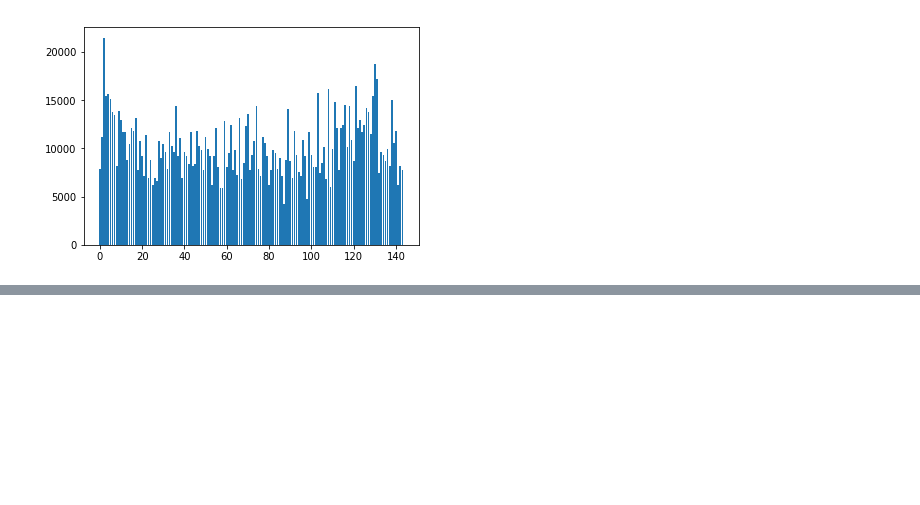
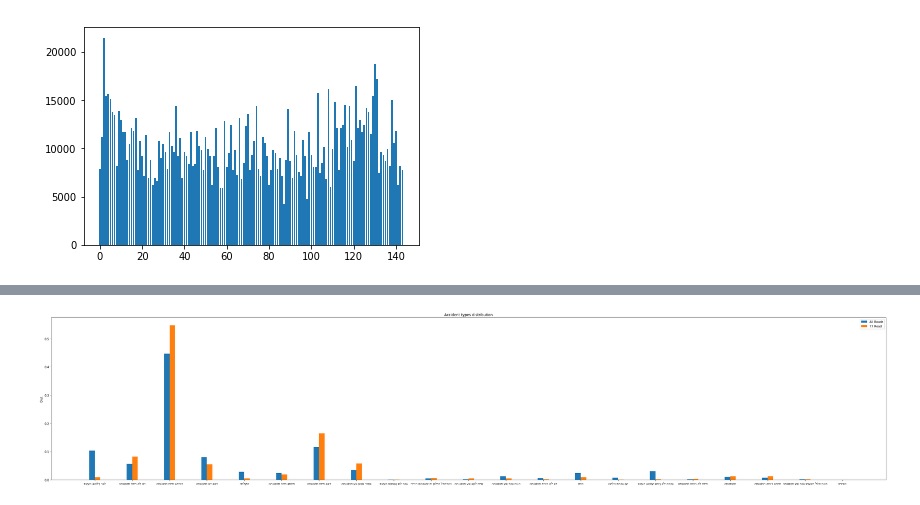
Before and after one commit to Yaminbens/Anyway, a Jupyter notebook: TemporalDifferences.ipynb, the cells around one changed output, grey strips where cells are left out. Cells and saved outputs as stored; diff of their text form; code cells hidden in the pictures; blank space fills up the shorter version.

```diff
--- a/TemporalDifferences.ipynb
+++ b/TemporalDifferences.ipynb
@@ -172,0 +155,17 @@ df.iloc[:3,85:100]
+# %%
+x = np.arange(len(labels))  # the label locations
+width = 0.15  # the width of the bars
+
+fig, ax = plt.subplots()
+rects1 = ax.bar(x - width/2, all_accidents, width, label='All Roads')
+rects2 = ax.bar(x + width/2, road77_accidents, width, label='77 Road')
+# Add some text for labels, title and custom x-axis tick labels, etc.
+ax.set_ylabel('Dist')
+ax.set_title('Accident types distribution')
+ax.set_xticks(x)
+ax.set_xticklabels(labels)
+ax.legend()
+plt.rcParams['figure.figsize'] = [50, 20]
+plt.show()
+# %% [output]
+[figure, added]
```
Also changed, not shown: parts of 14 cells of this notebook, 1 other file.
